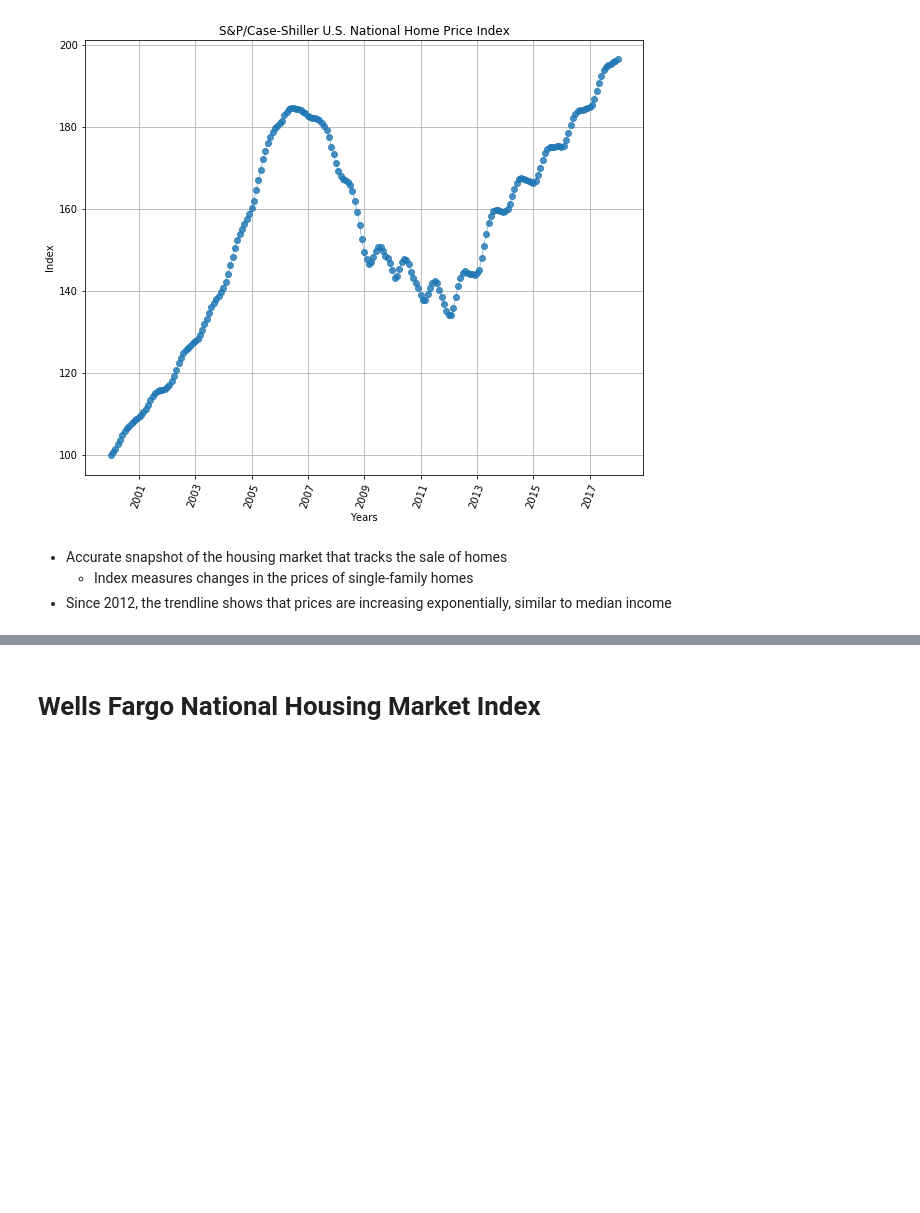
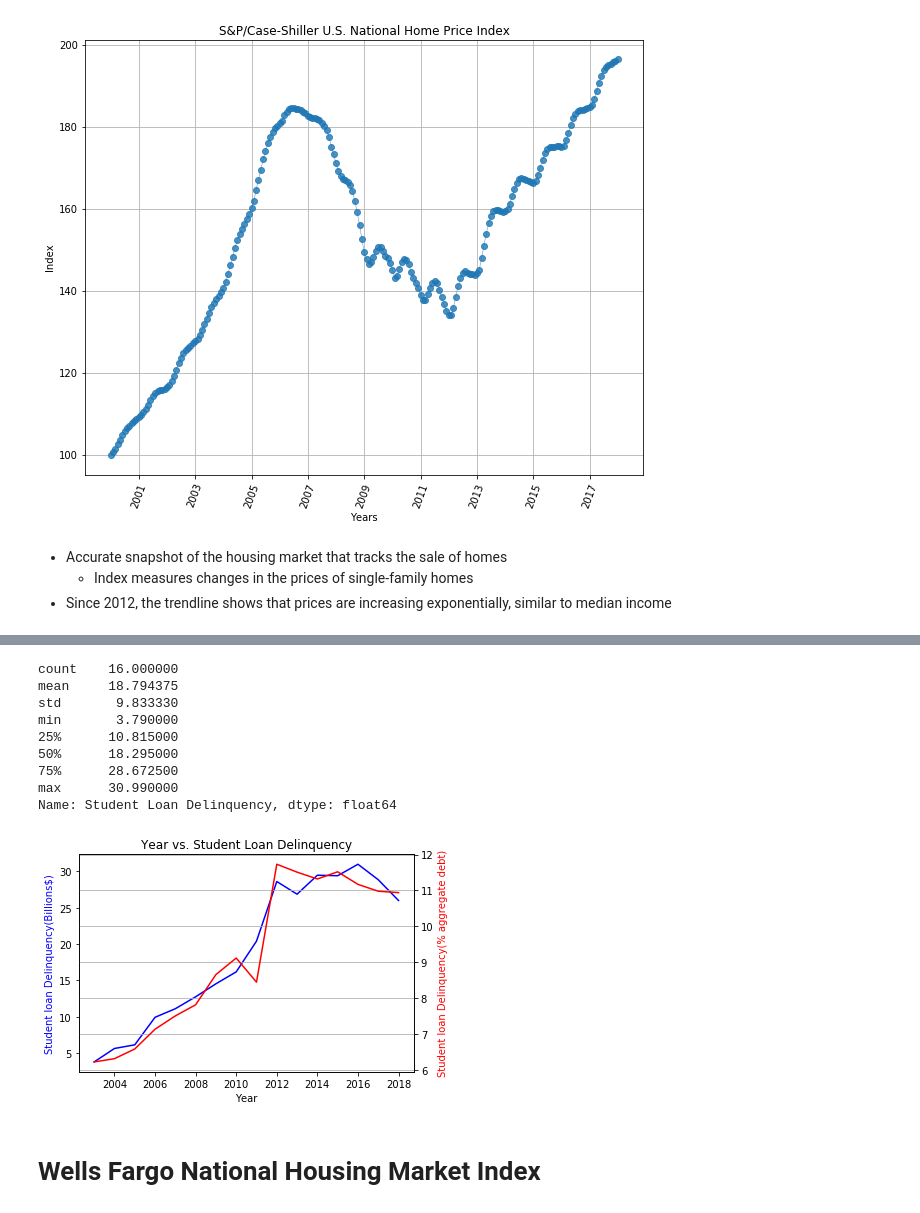
Before and after one commit to Kamran-Wali/Project_Antigravity2, a Jupyter notebook: Presentation.ipynb, the cells around one changed output, grey strips where cells are left out. Drawn from its saved outputs; the diff is of its cells as text; code cells hidden in the pictures; blank space fills up the shorter version.

```diff
--- a/Presentation.ipynb
+++ b/Presentation.ipynb
@@ -323,0 +406,4 @@ plt.show()
+# %%
+file_3 = "resource/Studentloans_delinquency.csv"
+loansdelinquency_rate = pd.read_csv(file_3)
+loansdelinquency_rate.head()
@@ -324,3 +417,29 @@ plt.show()
+# %%
+x_axis = loansdelinquency_rate["Year"]
+y_axis = loansdelinquency_rate["Student Loan Delinquency"]
+y1_axis = loansdelinquency_rate["Percent Total Debt "]
+
+fig,ax1 = plt.subplots()
+ax2 = ax1.twinx()
+ax1.plot(x_axis,y_axis, color = "b")
+ax2.plot(x_axis, y1_axis, color = "r")
+plt.title("Year vs. Student Loan Delinquency")
+ax1.set_xlabel("Year")
+ax1.set_ylabel("Student loan Delinquency(Billions$)",color = 'b')
+ax2.set_ylabel("Student loan Delinquency(% aggregate debt)",color = 'r')
+plt.grid()
+loansdelinquency_rate["Student Loan Delinquency"].describe()
+# %% [output]
+count    16.000000
+mean     18.794375
+std       9.833330
+min       3.790000
+25%      10.815000
+50%      18.295000
+75%      28.672500
+max      30.990000
+Name: Student Loan Delinquency, dtype: float64
+[figure, added]
 # %% [markdown]
 # Wells Fargo National Housing Market Index
 # %%
```
Also changed, not shown: parts of 8 cells of this notebook.
